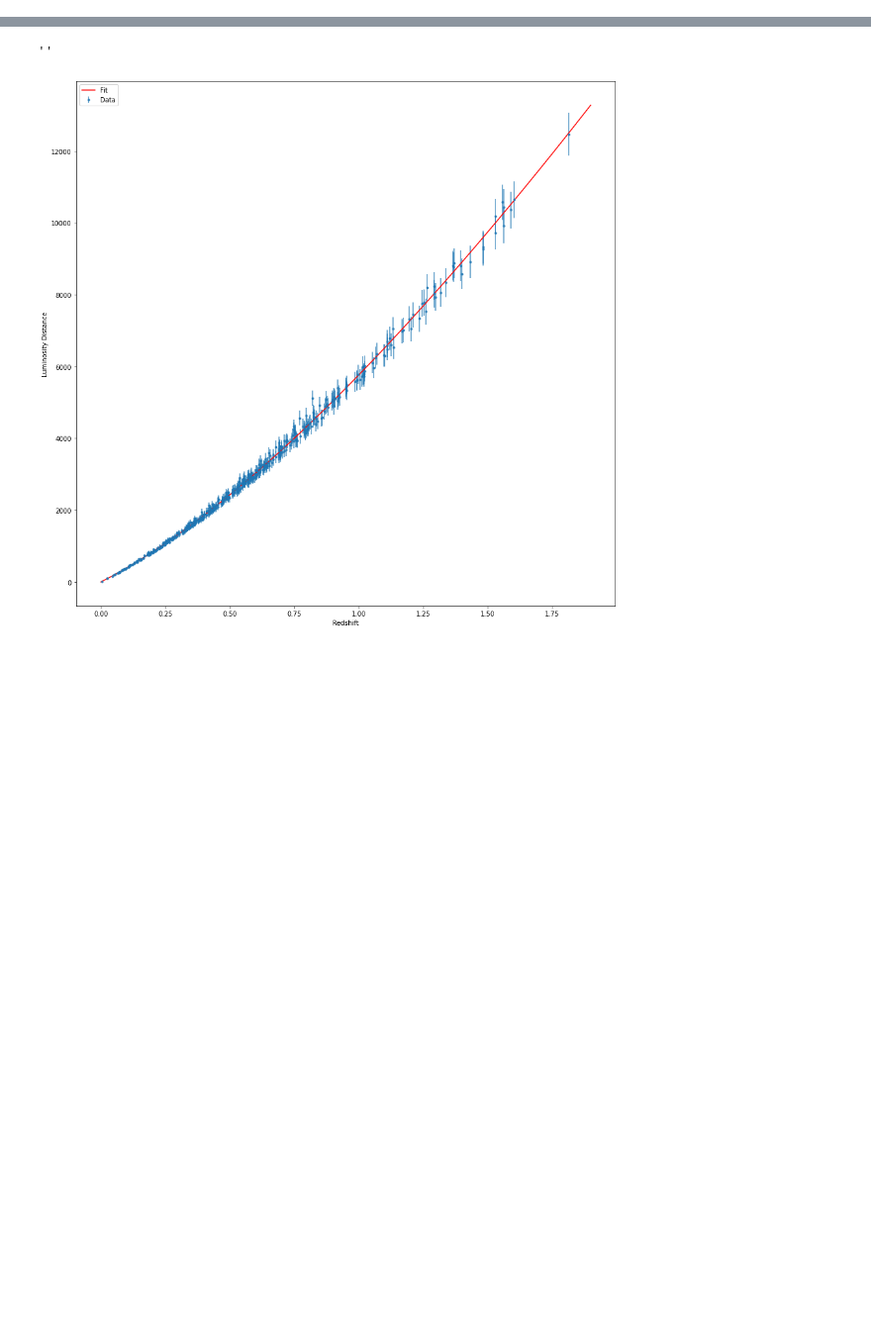
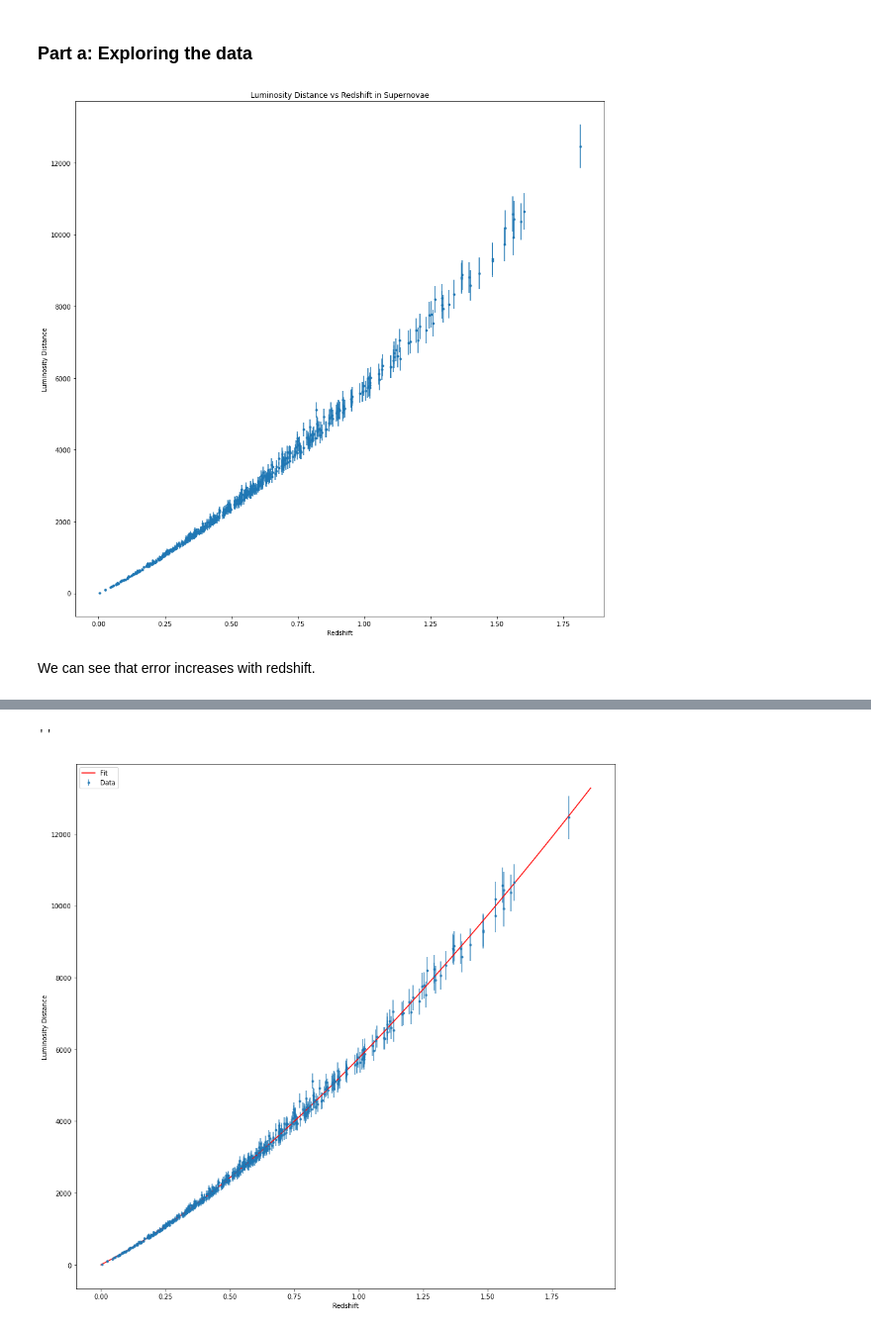
Before and after one commit to MCLindner/CosmoFit, a Jupyter notebook: CosmoFit.ipynb, the cells around one changed output, grey strips where cells are left out. Shown at 99% size. Saved outputs shown, nothing was run; the diff lists cells and outputs as text; code cells hidden in the pictures; blank space fills up the shorter version.

```diff
--- a/CosmoFit.ipynb
+++ b/CosmoFit.ipynb
@@ -8,2 +1,21 @@ obs = pd.read_csv('SN.data', names=cols, header=0)
+# %% [markdown]
+### Part a: Exploring the data
+# %%
+import pandas as pd
+import matplotlib.pyplot as plt
+import numpy as np
+
+cols = ['Redshift', 'Distance', 'Error']
+obs = pd.read_csv('SN.data', names=cols, header=0)
+
+fig, ax = plt.subplots(figsize=(15,15))
+ax.errorbar(obs['Redshift'], obs['Distance'], yerr=obs['Error'], ls='None', marker='.')
+ax.set_ylabel('Luminosity Distance (Mpc)')
+ax.set_xlabel('Redshift')
+ax.set_title('Luminosity Distance vs Redshift in Supernovae');
+# %% [output]
+[figure, added]
+# %% [markdown]
+We can see that error increases with redshift.
 # %%
 fig, ax = plt.subplots(figsize=(15,15))
```
Also changed, not shown: parts of 22 cells of this notebook.
